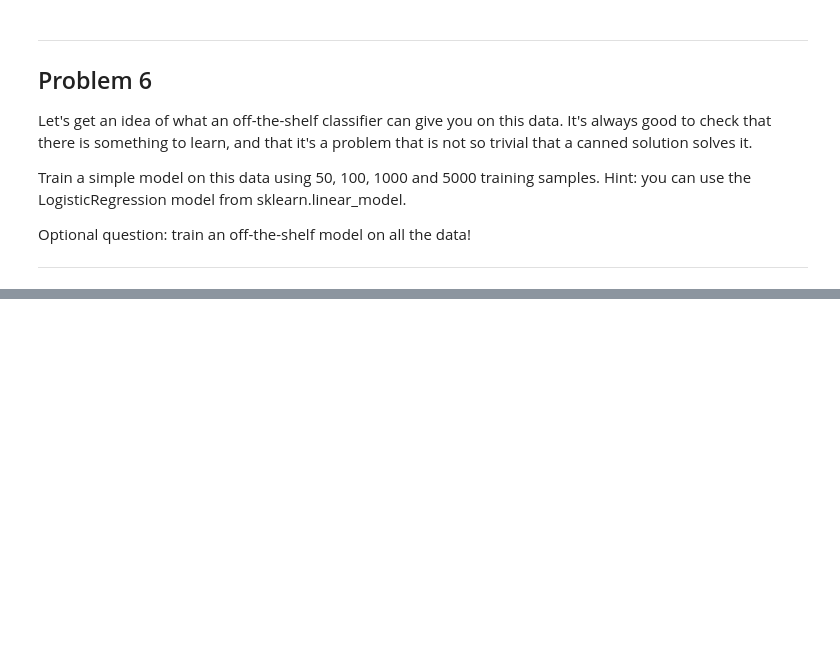
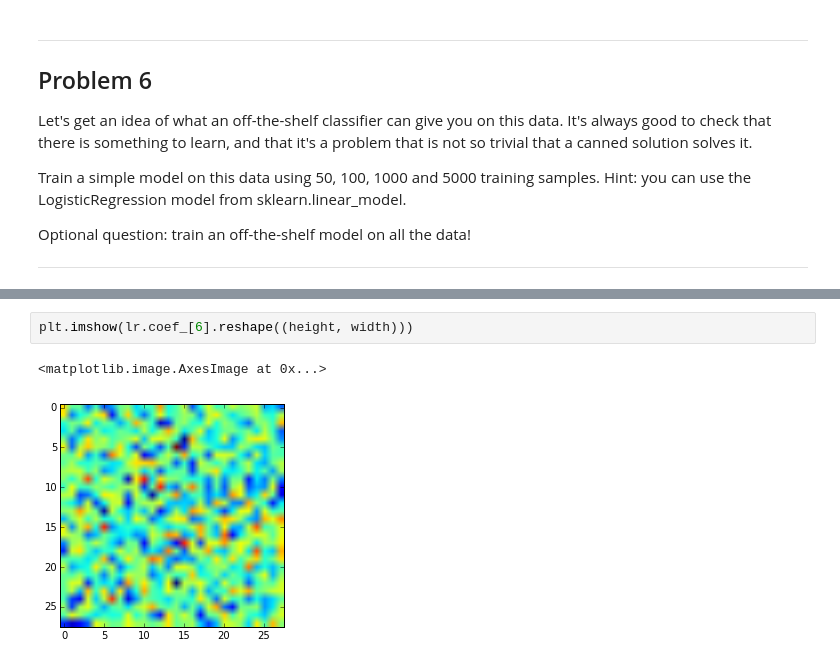
Before and after one commit to datamath28/tensorflow-1, a Jupyter notebook: tensorflow/examples/udacity/1_notmnist.ipynb, the cells around one changed output, grey strips where cells are left out. Drawn from its saved outputs; the diff is of its cells as text; blank space fills up the shorter version.

```diff
--- a/tensorflow/examples/udacity/1_notmnist.ipynb
+++ b/tensorflow/examples/udacity/1_notmnist.ipynb
@@ -303,0 +364,5 @@ lr.score(X_test, y_test)
+# %%
+plt.imshow(lr.coef_[6].reshape((height, width)))
+# %% [output]
+<matplotlib.image.AxesImage at 0x...>
+[figure, added]
```
Also changed, not shown: parts of 11 cells of this notebook, 5 other files.
